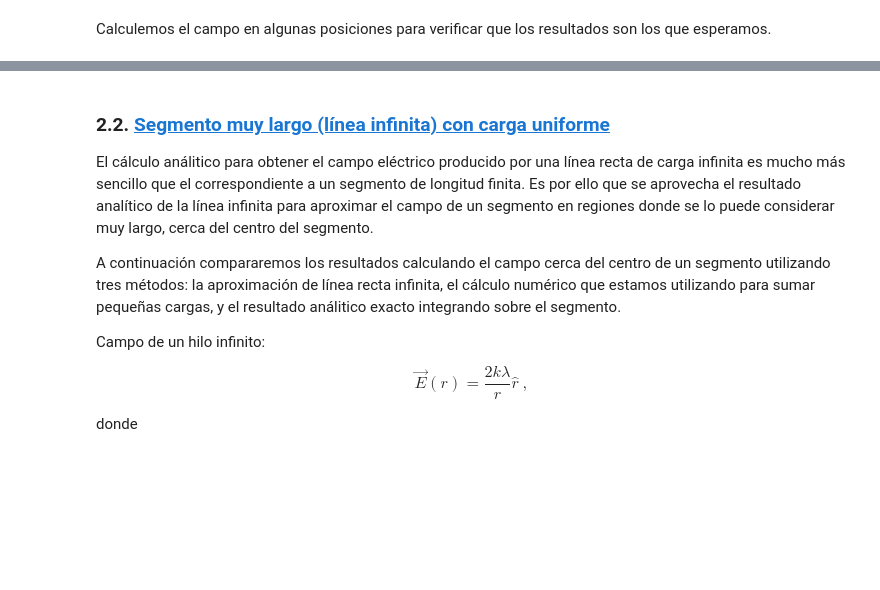
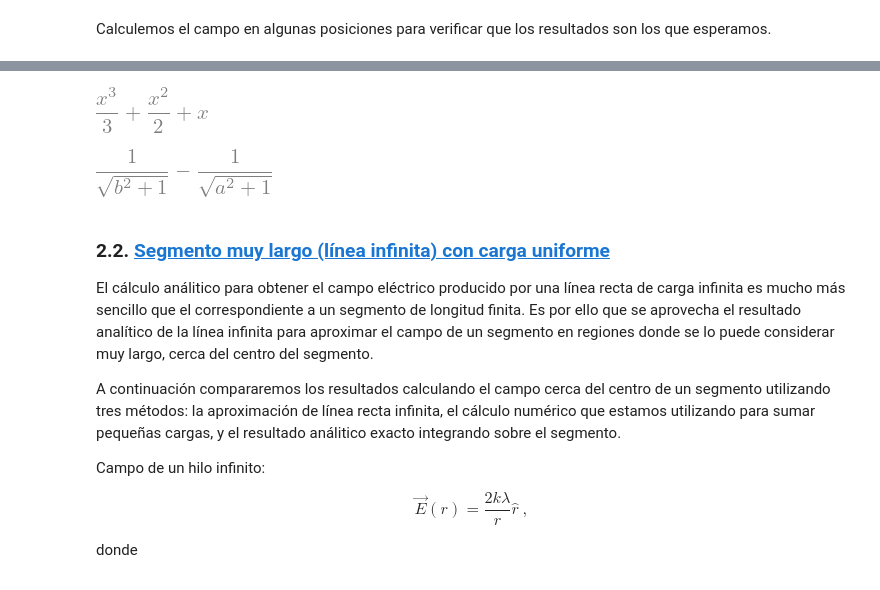
Before and after one commit to epplugins/UTN, a Jupyter notebook: electromagnetismo/em02_distribuciones_continuas.ipynb, the cells around one changed output, grey strips where cells are left out. Cells and saved outputs as stored; diff of their text form; code cells hidden in the pictures; blank space fills up the shorter version.

```diff
--- a/electromagnetismo/em02_distribuciones_continuas.ipynb
+++ b/electromagnetismo/em02_distribuciones_continuas.ipynb
@@ -180,0 +218,15 @@ $$
+# %%
+
+x = Symbol('x')
+
+# x = Symbol('x')
+integrate(x**2 + x + 1, x)
+# %% [output]
+[figure, added]
+# %%
+x = Symbol('x')
+a = Symbol('a')
+b = Symbol('b')
+integrate((0-x)/(sqrt((0-x)**2+1**2))**3,(x,a,b))
+# %% [output]
+[figure, added]
```
Also changed, not shown: parts of 8 cells of this notebook, 2 other files.
